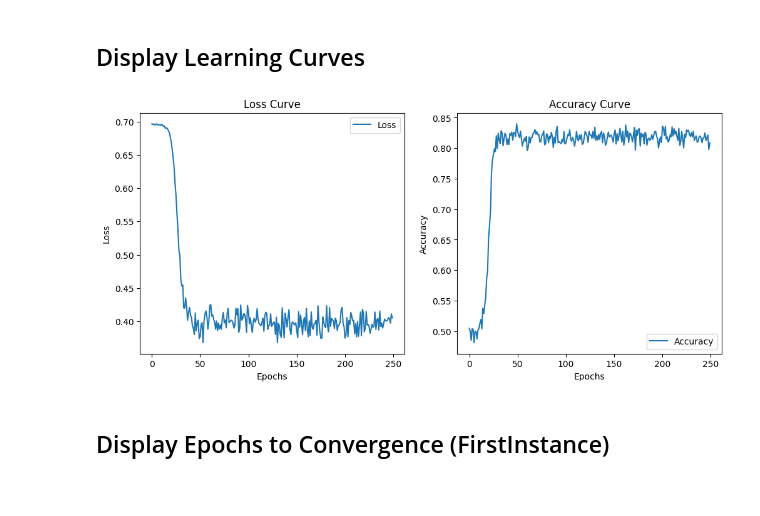
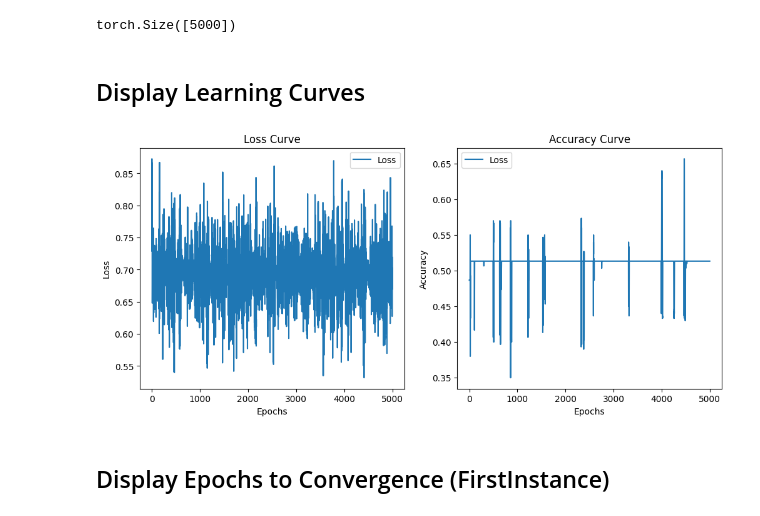
Before and after one commit to Desertfissh/Project1, a Jupyter notebook: OptimizationProcedureArchitectureEfficiency.ipynb, the cells around one changed output. Saved outputs shown, nothing was run; the diff lists cells and outputs as text; code cells hidden in the pictures.

```diff
--- a/OptimizationProcedureArchitectureEfficiency.ipynb
+++ b/OptimizationProcedureArchitectureEfficiency.ipynb
@@ -38,2 +9,26 @@ def displayLearningCurves(df, trial, depth, width):
+# %%
+# Define the folder containing CSV files
+def retrieveData(datasest, initialization, trial, variance, hidden_shape, act_func, lr, batchsize):
+
+    path = f'./CollectedData/{datasest}/{initialization}/{trial}_{variance}_{len(hidden_shape)}__{hidden_shape[0]}_{act_func}_{lr}_{batchsize}'
+    # Find all CSV files in the folder
+    loss_data = torch.load(path+'_loss_data.pt')
+    accuacy_data = torch.load(path+'_accuracy_data.pt')
+
+    return torch.tensor(loss_data), torch.tensor(accuacy_data)
+# %%
+dataset = '010101010_data'
+initialization = 'Default_Initialization'
+trial = 1
+variance = 1/16
+hidden_shape = [2]
+act_func = 1
+lr = .01
+batchsize = 10
+
+loss_data, accuracy_data = retrieveData(dataset, initialization, trial, variance, hidden_shape, act_func, lr, batchsize)
+accuracy_data.shape
+# %% [output]
+torch.Size([5000])
 # %% [markdown]
 ## Display Learning Curves
@@ -48,7 +35,26 @@ ReLU_df = retrieveData(ReLU_folder_path)
-# %%
-displayLearningCurves(sigmoid_df, 3, 1, 2)
-# %% [output]
-[figure, removed]
+# %%
+def displayLearningCurves(loss_data, accuracy_data):
+    # Plot loss and accuracy curves
+    plt.figure(figsize=(12, 5))
+    plt.subplot(1, 2, 1)
+    plt.plot(range(len(loss_data)), loss_data, label='Loss')
+    plt.xlabel('Epochs')
+    plt.ylabel('Loss')
+    plt.title('Loss Curve')
+    plt.legend()
+
+    plt.subplot(1, 2, 2)
+    plt.plot(range(len(accuracy_data)), accuracy_data, label='Loss')
+    plt.xlabel('Epochs')
+    plt.ylabel('Accuracy')
+    plt.title('Accuracy Curve')
+    plt.legend()
+
+    plt.show()
+# %%
+displayLearningCurves(loss_data, accuracy_data)
+# %% [output]
+[figure, added]
 # %% [markdown]
 ## Display Epochs to Convergence (FirstInstance)
 # %%
```
Also changed, not shown: parts of 4 cells of this notebook, 1 other file.
